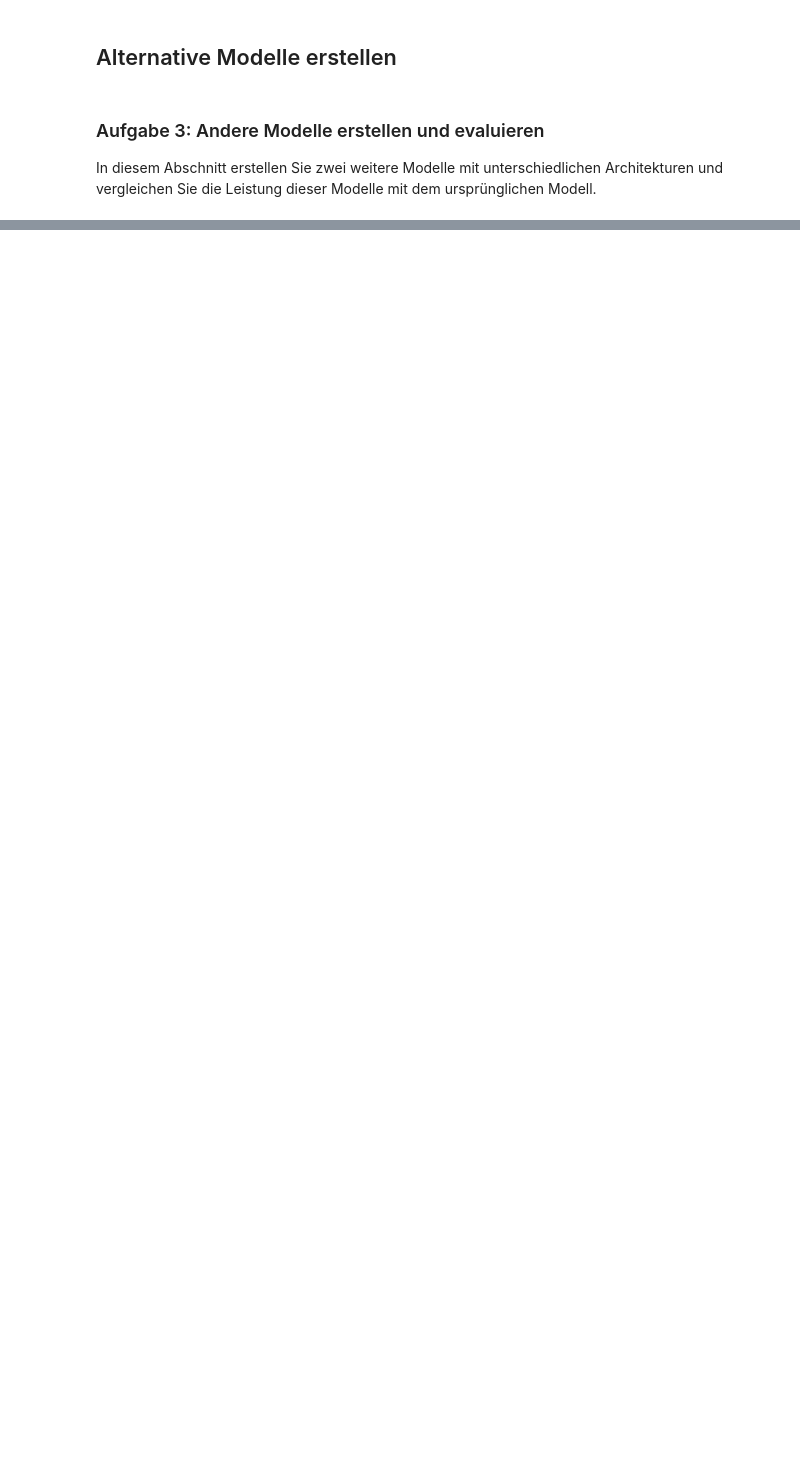
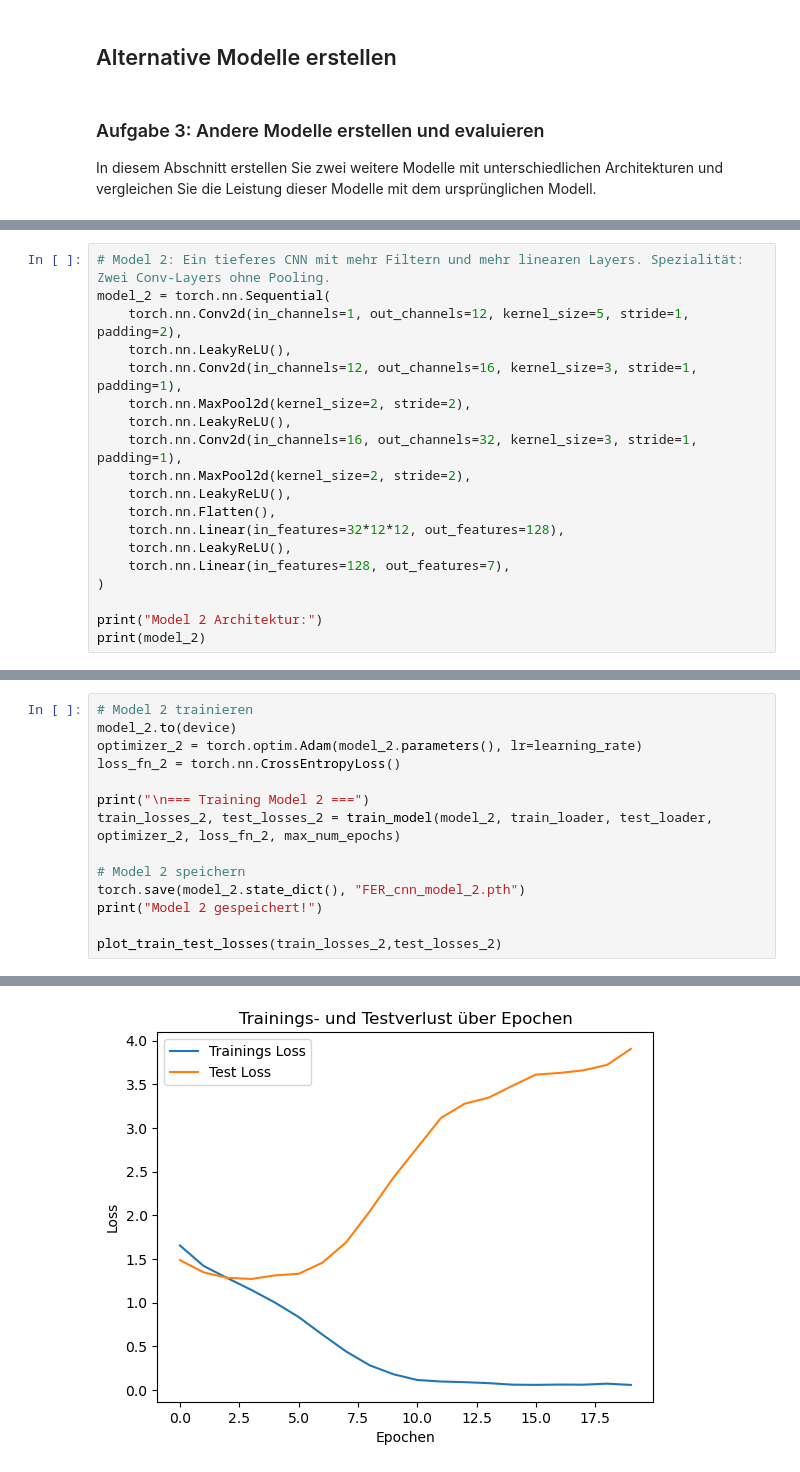
Before and after one commit to RouLee/praktikum_II_EF, a Jupyter notebook: 07_pytorch_convolution_FER.ipynb, the cells around one changed output, grey strips where cells are left out. Cells and saved outputs as stored; diff of their text form; blank space fills up the shorter version.

Commit message:
drei modelle implementiert und laufen gelassen

```diff
--- a/07_pytorch_convolution_FER.ipynb
+++ b/07_pytorch_convolution_FER.ipynb
@@ -353,0 +357,19 @@ In diesem Abschnitt erstellen Sie zwei weitere Modelle mit unterschiedlichen Arc
+# %%
+# Model 2: Ein tieferes CNN mit mehr Filtern und mehr linearen Layers. Spezialität: Zwei Conv-Layers ohne Pooling.
+model_2 = torch.nn.Sequential(
+    torch.nn.Conv2d(in_channels=1, out_channels=12, kernel_size=5, stride=1, padding=2),
+    torch.nn.LeakyReLU(),
+    torch.nn.Conv2d(in_channels=12, out_channels=16, kernel_size=3, stride=1, padding=1),
+    torch.nn.MaxPool2d(kernel_size=2, stride=2),
+    torch.nn.LeakyReLU(),
+    torch.nn.Conv2d(in_channels=16, out_channels=32, kernel_size=3, stride=1, padding=1),
+    torch.nn.MaxPool2d(kernel_size=2, stride=2),
+    torch.nn.LeakyReLU(),
+    torch.nn.Flatten(),
+    torch.nn.Linear(in_features=32*12*12, out_features=128),
+    torch.nn.LeakyReLU(),
+    torch.nn.Linear(in_features=128, out_features=7),
+)
+
+print("Model 2 Architektur:")
+print(model_2)
@@ -353,0 +392,15 @@ In diesem Abschnitt erstellen Sie zwei weitere Modelle mit unterschiedlichen Arc
+# %%
+# Model 2 trainieren
+model_2.to(device)
+optimizer_2 = torch.optim.Adam(model_2.parameters(), lr=learning_rate)
+loss_fn_2 = torch.nn.CrossEntropyLoss()
+
+print("\n=== Training Model 2 ===")
+train_losses_2, test_losses_2 = train_model(model_2, train_loader, test_loader, optimizer_2, loss_fn_2, max_num_epochs)
+
+# Model 2 speichern
+torch.save(model_2.state_dict(), "FER_cnn_model_2.pth")
+print("Model 2 gespeichert!")
+
+plot_train_test_losses(train_losses_2,test_losses_2)
+# %% [output]
@@ -353,0 +424 @@ In diesem Abschnitt erstellen Sie zwei weitere Modelle mit unterschiedlichen Arc
+[figure, added]
```
Also changed, not shown: parts of 20 cells of this notebook.
